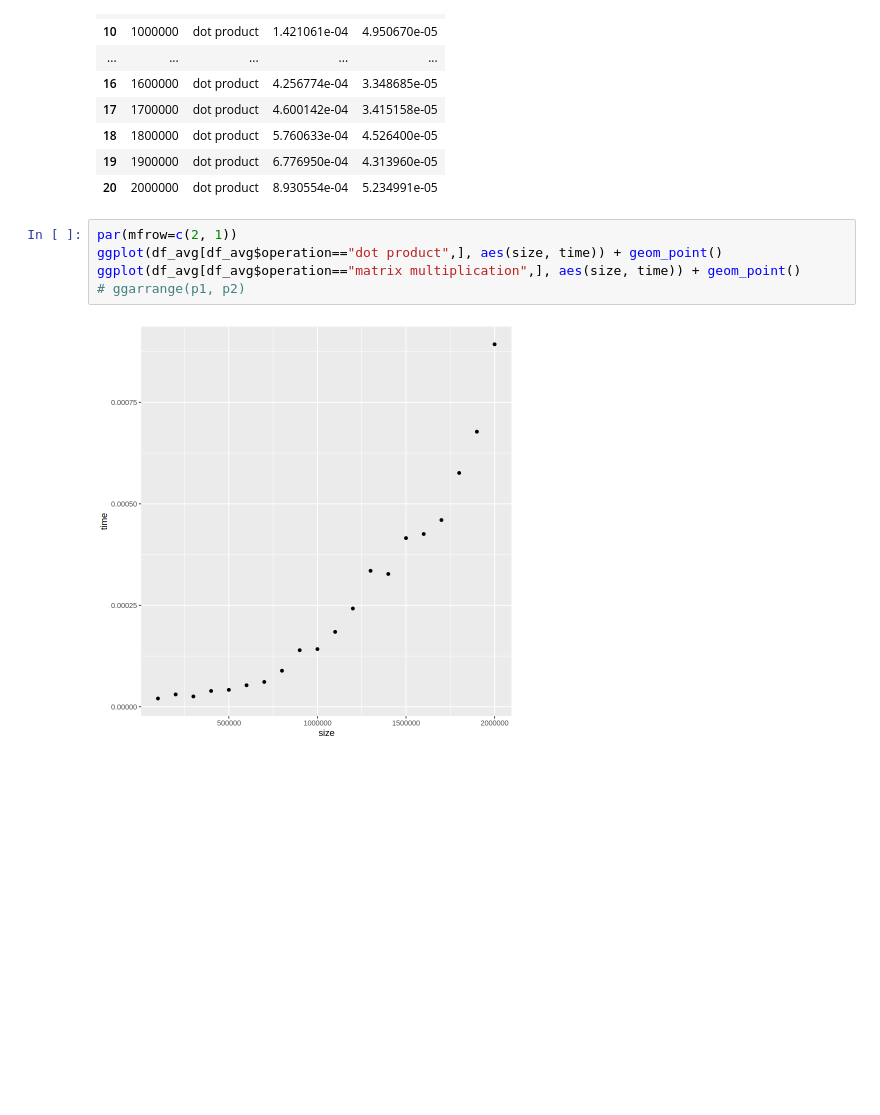
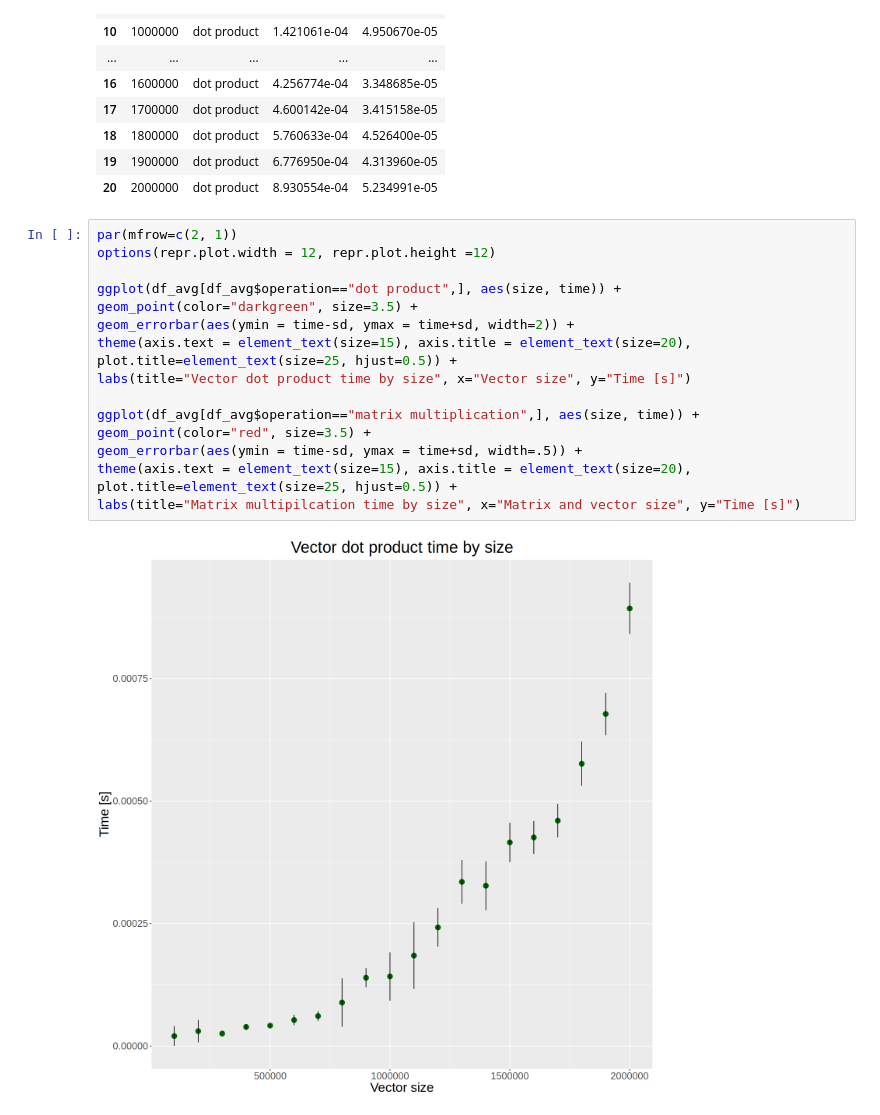
Before and after one commit to Noarkhh/NumericalMethods, a Jupyter notebook: lab3/Lab3.ipynb, the cells around one changed output. Cells and saved outputs as stored; diff of their text form; blank space fills up the shorter version.

```diff
--- a/lab3/Lab3.ipynb
+++ b/lab3/Lab3.ipynb
@@ -35,8 +30,18 @@ A data.frame: 20 × 4
 | 20 | 2000000 | dot product | 8.930554e-04 | 5.234991e-05 |
 # %%
 par(mfrow=c(2, 1))
-ggplot(df_avg[df_avg$operation=="dot product",], aes(size, time)) + geom_point()
-ggplot(df_avg[df_avg$operation=="matrix multiplication",], aes(size, time)) + geom_point()
-# ggarrange(p1, p2)
+options(repr.plot.width = 12, repr.plot.height =12)
+
+ggplot(df_avg[df_avg$operation=="dot product",], aes(size, time)) +
+geom_point(color="darkgreen", size=3.5) +
+geom_errorbar(aes(ymin = time-sd, ymax = time+sd, width=2)) +
+theme(axis.text = element_text(size=15), axis.title = element_text(size=20), plot.title=element_text(size=25, hjust=0.5)) +
+labs(title="Vector dot product time by size", x="Vector size", y="Time [s]")
+
+ggplot(df_avg[df_avg$operation=="matrix multiplication",], aes(size, time)) +
+geom_point(color="red", size=3.5) +
+geom_errorbar(aes(ymin = time-sd, ymax = time+sd, width=.5)) +
+theme(axis.text = element_text(size=15), axis.title = element_text(size=20), plot.title=element_text(size=25, hjust=0.5)) +
+labs(title="Matrix multipilcation time by size", x="Matrix and vector size", y="Time [s]")
 # %% [output]
-[figure, old version]
+[figure, new version]
```
Also changed, not shown: parts of 2 cells of this notebook, 3 other files.
